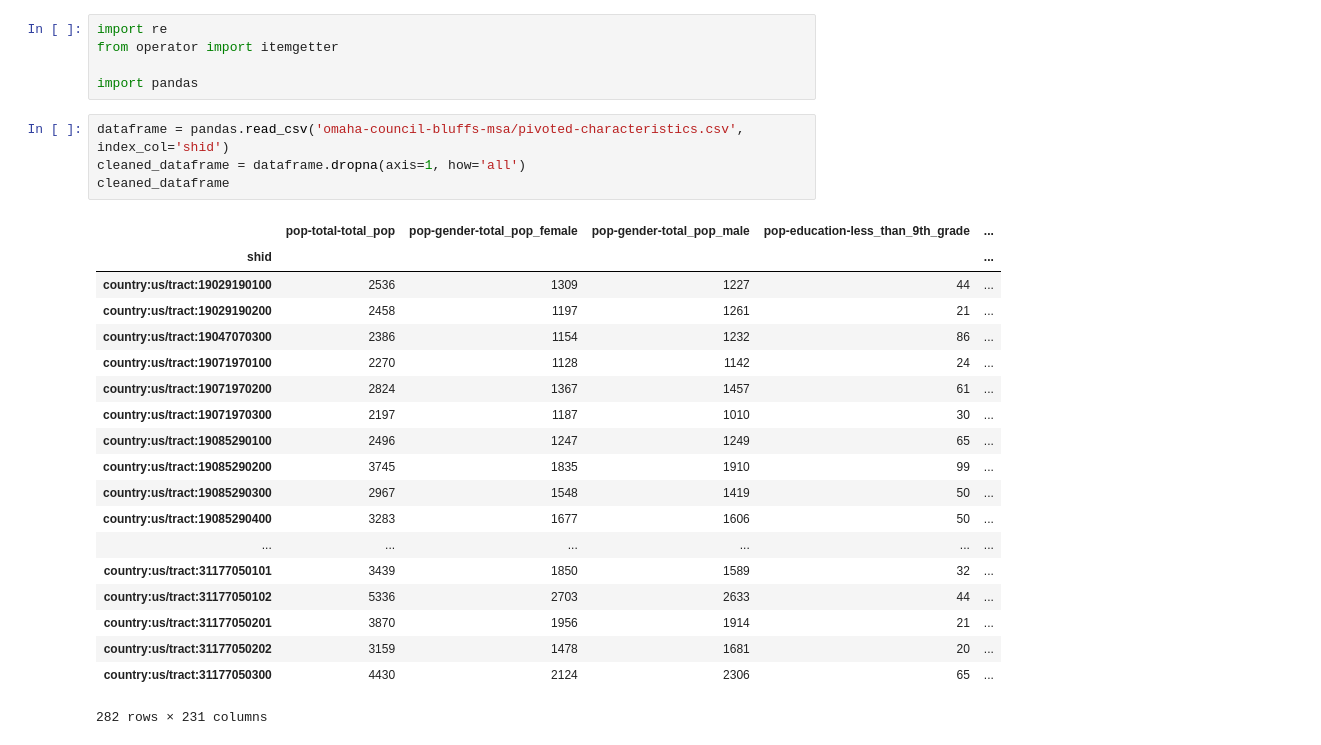
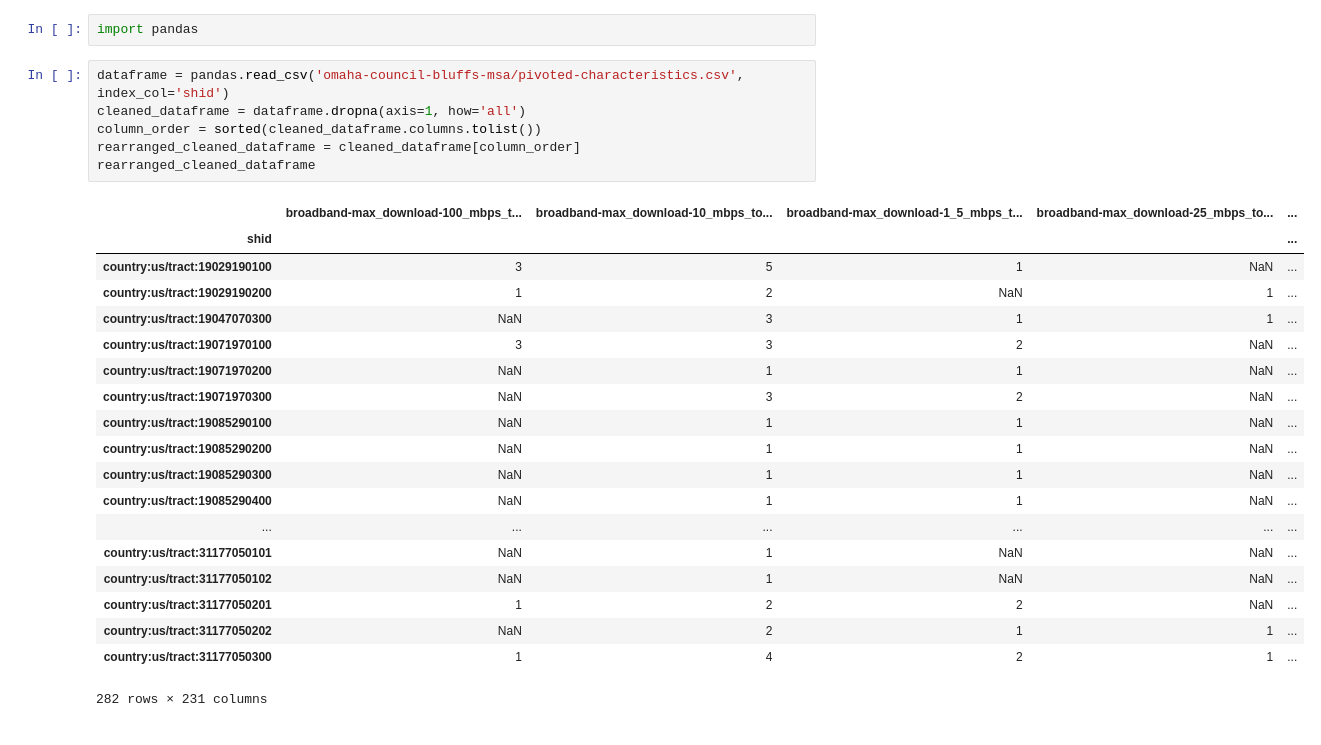
Before and after one commit to mysidewalk/publishing-assets, a Jupyter notebook: correlation/correlation.ipynb, the cells around one changed output. Cells and saved outputs as stored; diff of their text form.

```diff
--- a/correlation/correlation.ipynb
+++ b/correlation/correlation.ipynb
@@ -1,30 +1,29 @@
-# %%
-import re
-from operator import itemgetter
-
-import pandas
+# %%
+import pandas
 # %%
 dataframe = pandas.read_csv('omaha-council-bluffs-msa/pivoted-characteristics.csv', index_col='shid')
 cleaned_dataframe = dataframe.dropna(axis=1, how='all')
-cleaned_dataframe
+column_order = sorted(cleaned_dataframe.columns.tolist())
+rearranged_cleaned_dataframe = cleaned_dataframe[column_order]
+rearranged_cleaned_dataframe
 # %% [output]
-|  | pop-total-total_pop | pop-gender-total_pop_female | pop-gender-total_pop_male | pop-education-less_than_9th_grade | ... |
+|  | broadband-max_download-100_mbps_t... | broadband-max_download-10_mbps_to... | broadband-max_download-1_5_mbps_t... | broadband-max_download-25_mbps_to... | ... |
 | shid |  |  |  |  | ... |
-| country:us/tract:19029190100 | 2536 | 1309 | 1227 | 44 | ... |
-| country:us/tract:19029190200 | 2458 | 1197 | 1261 | 21 | ... |
-| country:us/tract:19047070300 | 2386 | 1154 | 1232 | 86 | ... |
-| country:us/tract:19071970100 | 2270 | 1128 | 1142 | 24 | ... |
-| country:us/tract:19071970200 | 2824 | 1367 | 1457 | 61 | ... |
-| country:us/tract:19071970300 | 2197 | 1187 | 1010 | 30 | ... |
-| country:us/tract:19085290100 | 2496 | 1247 | 1249 | 65 | ... |
-| country:us/tract:19085290200 | 3745 | 1835 | 1910 | 99 | ... |
-| country:us/tract:19085290300 | 2967 | 1548 | 1419 | 50 | ... |
-| country:us/tract:19085290400 | 3283 | 1677 | 1606 | 50 | ... |
+| country:us/tract:19029190100 | 3 | 5 | 1 | NaN | ... |
+| country:us/tract:19029190200 | 1 | 2 | NaN | 1 | ... |
+| country:us/tract:19047070300 | NaN | 3 | 1 | 1 | ... |
+| country:us/tract:19071970100 | 3 | 3 | 2 | NaN | ... |
+| country:us/tract:19071970200 | NaN | 1 | 1 | NaN | ... |
+| country:us/tract:19071970300 | NaN | 3 | 2 | NaN | ... |
+| country:us/tract:19085290100 | NaN | 1 | 1 | NaN | ... |
+| country:us/tract:19085290200 | NaN | 1 | 1 | NaN | ... |
+| country:us/tract:19085290300 | NaN | 1 | 1 | NaN | ... |
+| country:us/tract:19085290400 | NaN | 1 | 1 | NaN | ... |
 | ... | ... | ... | ... | ... | ... |
-| country:us/tract:31177050101 | 3439 | 1850 | 1589 | 32 | ... |
-| country:us/tract:31177050102 | 5336 | 2703 | 2633 | 44 | ... |
-| country:us/tract:31177050201 | 3870 | 1956 | 1914 | 21 | ... |
-| country:us/tract:31177050202 | 3159 | 1478 | 1681 | 20 | ... |
-| country:us/tract:31177050300 | 4430 | 2124 | 2306 | 65 | ... |
+| country:us/tract:31177050101 | NaN | 1 | NaN | NaN | ... |
+| country:us/tract:31177050102 | NaN | 1 | NaN | NaN | ... |
+| country:us/tract:31177050201 | 1 | 2 | 2 | NaN | ... |
+| country:us/tract:31177050202 | NaN | 2 | 1 | 1 | ... |
+| country:us/tract:31177050300 | 1 | 4 | 2 | 1 | ... |
 282 rows × 231 columns
 # %%
```
Also changed, not shown: parts of 2 cells of this notebook, 1 other file.
